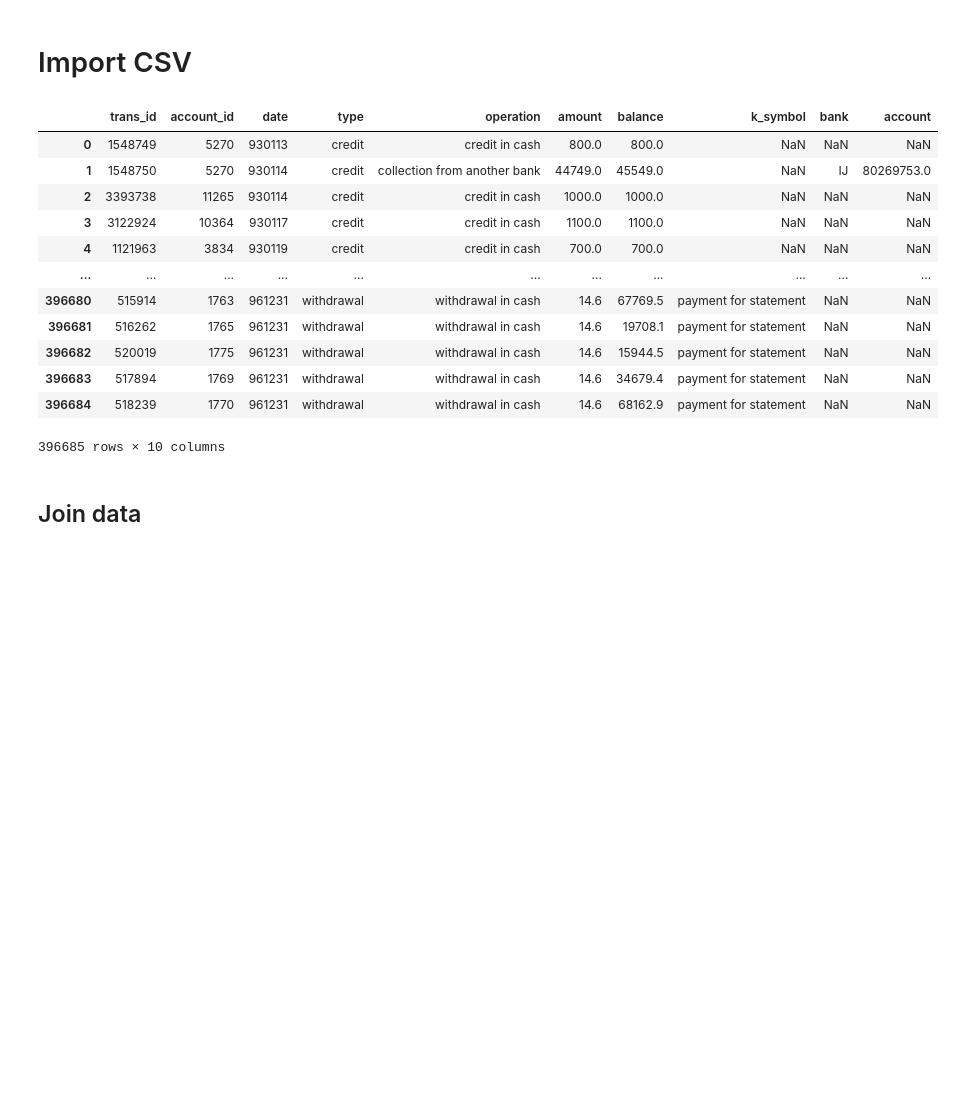
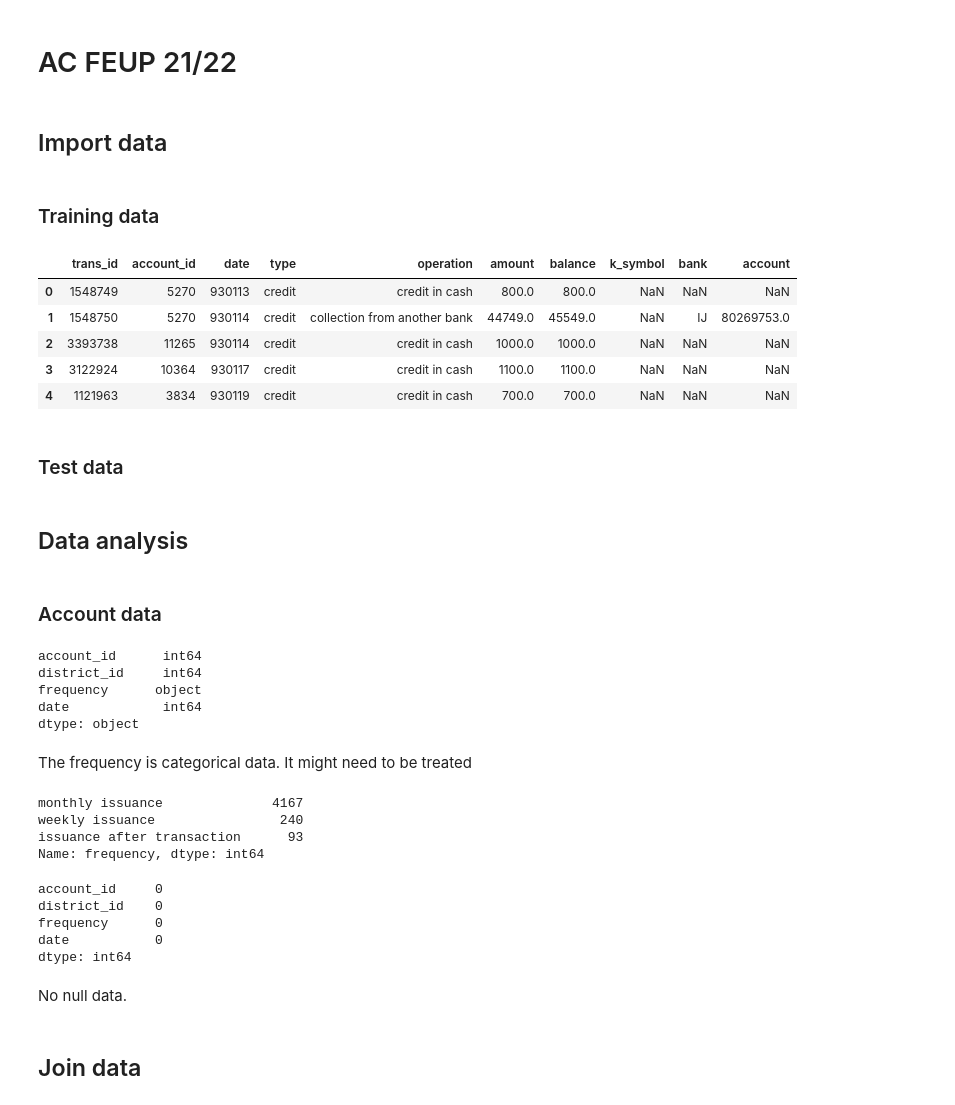
Before and after one commit to JoaoCostaIFG/AC, a Jupyter notebook: Banking.ipynb, the cells around one changed output. Saved outputs shown, nothing was run; the diff lists cells and outputs as text; code cells hidden in the pictures; blank space fills up the shorter version.

```diff
--- a/Banking.ipynb
+++ b/Banking.ipynb
@@ -0,0 +1,2 @@
+# %% [markdown]
+# AC FEUP 21/22
@@ -1,37 +15,30 @@
 # %% [markdown]
-# Import CSV
+## Import data
+# %% [markdown]
+### Training data
 # %%
-import pandas as pd
-# Use to not cut columns
-pd.set_option('max_columns', None)
+# import data
+def read_csv(file, dtype={}):
+    return pd.read_csv("data/" + file, sep=";", dtype=dtype)
 
-# Import data
-read_csv = lambda file, dtype={}: pd.read_csv(file, sep=";", dtype=dtype)
+account_df = read_csv("account.csv")
+card_df = read_csv("card_train.csv")
+client_df = read_csv("client.csv")
+disp_df = read_csv("disp.csv")
+district_df = read_csv("district.csv")
+loan_df = read_csv("loan_train.csv")
+trans_df = read_csv("trans_train.csv", {'bank': 'str'})
 
-account_df = read_csv("data/account.csv")
-card_df = read_csv("data/card_train.csv")
-client_df = read_csv("data/client.csv")
-disp_df = read_csv("data/disp.csv")
-district_df = read_csv("data/district.csv")
-loan_df = read_csv("data/loan_train.csv")
-trans_df = read_csv("data/trans_train.csv", {'bank': 'str'})
+# clean column names (Some columns come with an extra whitespace)
+district_df = district_df.rename(columns=lambda x: x.strip())
 
-# Clean column names (Some columns come with an extra whitespace)
-rename = lambda df: df.rename(columns=lambda x: x.strip())
-district_df = rename(district_df)
-
-trans_df
+trans_df.head()
 # %% [output]
 |  | trans_id | account_id | date | type | operation | amount | balance | k_symbol | bank | account |
 | 0 | 1548749 | 5270 | 930113 | credit | credit in cash | 800.0 | 800.0 | NaN | NaN | NaN |
 | 1 | 1548750 | 5270 | 930114 | credit | collection from another bank | 44749.0 | 45549.0 | NaN | IJ | 80269753.0 |
 | 2 | 3393738 | 11265 | 930114 | credit | credit in cash | 1000.0 | 1000.0 | NaN | NaN | NaN |
 | 3 | 3122924 | 10364 | 930117 | credit | credit in cash | 1100.0 | 1100.0 | NaN | NaN | NaN |
 | 4 | 1121963 | 3834 | 930119 | credit | credit in cash | 700.0 | 700.0 | NaN | NaN | NaN |
-| ... | ... | ... | ... | ... | ... | ... | ... | ... | ... | ... |
-| 396680 | 515914 | 1763 | 961231 | withdrawal | withdrawal in cash | 14.6 | 67769.5 | payment for statement | NaN | NaN |
-| 396681 | 516262 | 1765 | 961231 | withdrawal | withdrawal in cash | 14.6 | 19708.1 | payment for statement | NaN | NaN |
-| 396682 | 520019 | 1775 | 961231 | withdrawal | withdrawal in cash | 14.6 | 15944.5 | payment for statement | NaN | NaN |
-| 396683 | 517894 | 1769 | 961231 | withdrawal | withdrawal in cash | 14.6 | 34679.4 | payment for statement | NaN | NaN |
-| 396684 | 518239 | 1770 | 961231 | withdrawal | withdrawal in cash | 14.6 | 68162.9 | payment for statement | NaN | NaN |
-396685 rows × 10 columns
+# %% [markdown]
+### Test data
@@ -38,3 +49,34 @@ trans_df
+# %% [markdown]
+## Data analysis
+# %% [markdown]
+### Account data
+# %%
+account_df.dtypes
+# %% [output]
+account_id      int64
+district_id     int64
+frequency      object
+date            int64
+dtype: object
+# %% [markdown]
+The frequency is categorical data. It might need to be treated
+# %%
+account_df['frequency'].value_counts()
+# %% [output]
+monthly issuance              4167
+weekly issuance                240
+issuance after transaction      93
+Name: frequency, dtype: int64
+# %%
+account_df.isnull().sum()
+# %% [output]
+account_id     0
+district_id    0
+frequency      0
+date           0
+dtype: int64
+# %% [markdown]
+No null data.
 # %% [markdown]
 ## Join data
 # %%
```
Also changed, not shown: parts of 15 cells of this notebook, 1 other file.
